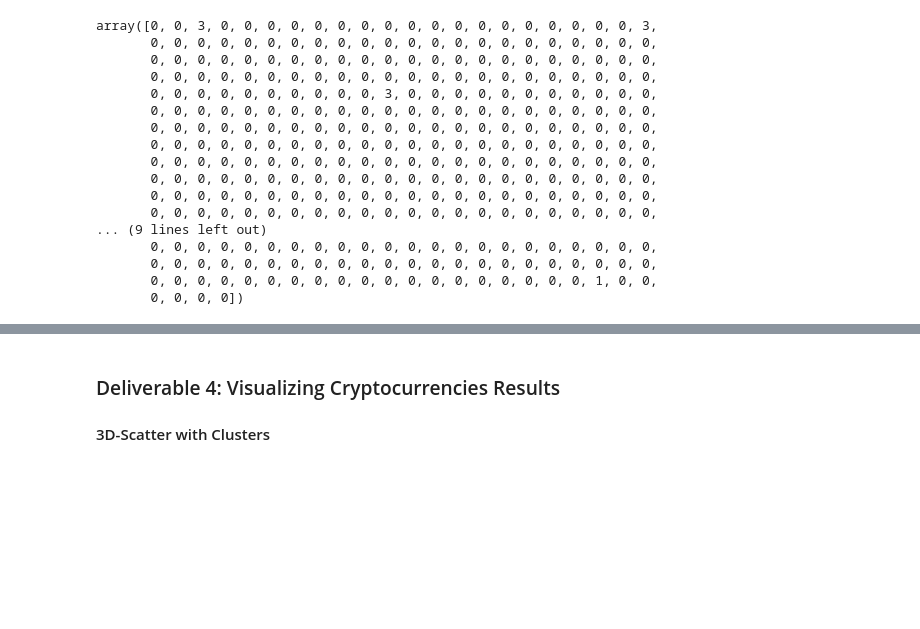
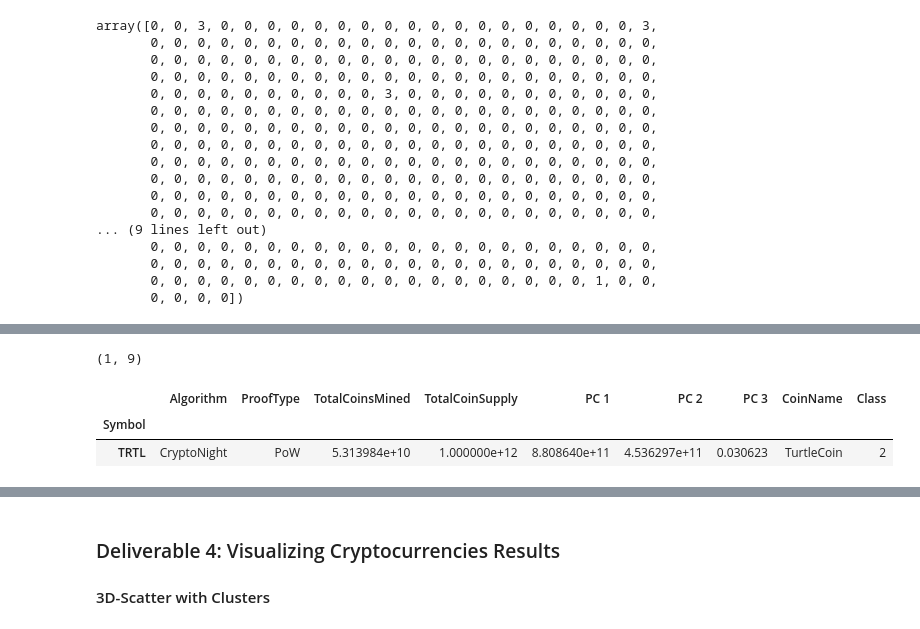
Before and after one commit to TPapiernik/Module_18_Challenge, a Jupyter notebook: crypto_clustering.ipynb, the cells around one changed output, grey strips where cells are left out. Saved outputs shown, nothing was run; the diff lists cells and outputs as text; code cells hidden in the pictures; blank space fills up the shorter version.

```diff
--- a/crypto_clustering.ipynb
+++ b/crypto_clustering.ipynb
@@ -378,0 +397,9 @@ clustered_df.head(10)
+# %%
+# Class 2
+print(clustered_df.loc[(clustered_df["Class"] == 2)].shape)
+clustered_df.loc[(clustered_df["Class"] == 2)]
+# %% [output]
+(1, 9)
+|  | Algorithm | ProofType | TotalCoinsMined | TotalCoinSupply | PC 1 | PC 2 | PC 3 | CoinName | Class |
+| Symbol |  |  |  |  |  |  |  |  |  |
+| TRTL | CryptoNight | PoW | 5.313984e+10 | 1.000000e+12 | 8.808640e+11 | 4.536297e+11 | 0.030623 | TurtleCoin | 2 |
```
Also changed, not shown: parts of 5 cells of this notebook, 2 other files.
